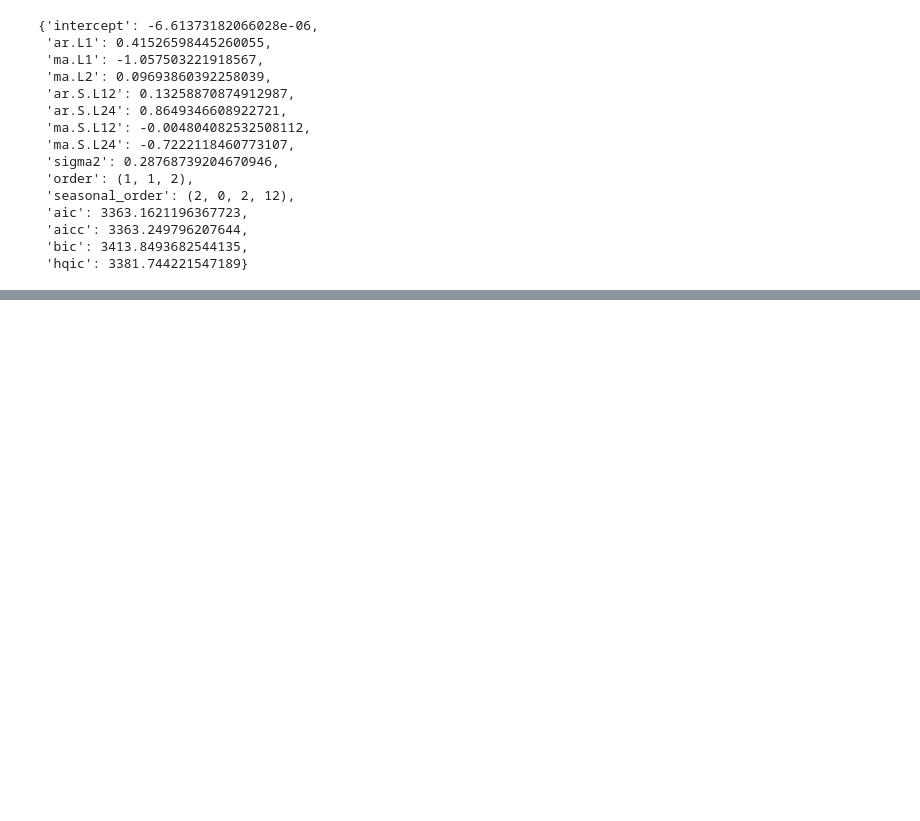
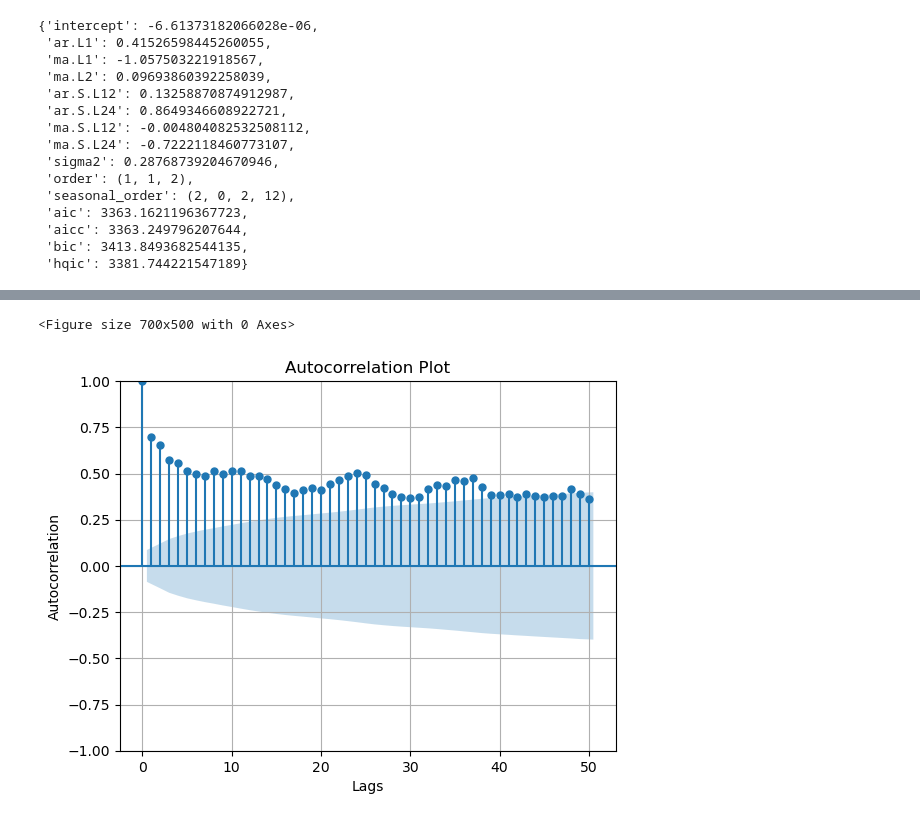
Before and after one commit to keitaVigano/globalTemperature, a Jupyter notebook: notebooks/modeling.ipynb, the cells around one changed output, grey strips where cells are left out. Cells and saved outputs as stored; diff of their text form; code cells hidden in the pictures; blank space fills up the shorter version.

```diff
--- a/notebooks/modeling.ipynb
+++ b/notebooks/modeling.ipynb
@@ -137,0 +223,5 @@ evaluate using MAPE and RMSE
+# %%
+plot_residuals_acf(residuals)
+# %% [output]
+<Figure size 700x500 with 0 Axes>
+[figure, added]
```
Also changed, not shown: parts of 22 cells of this notebook, 1 other file.
